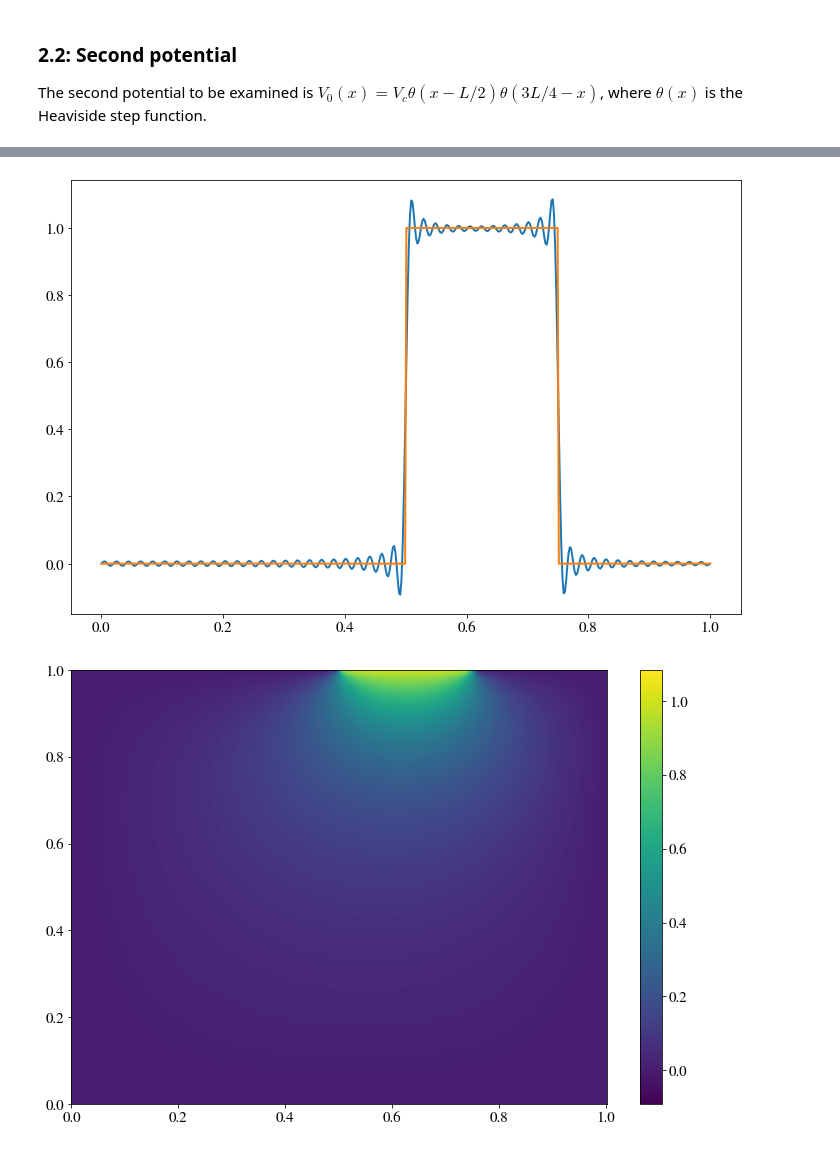
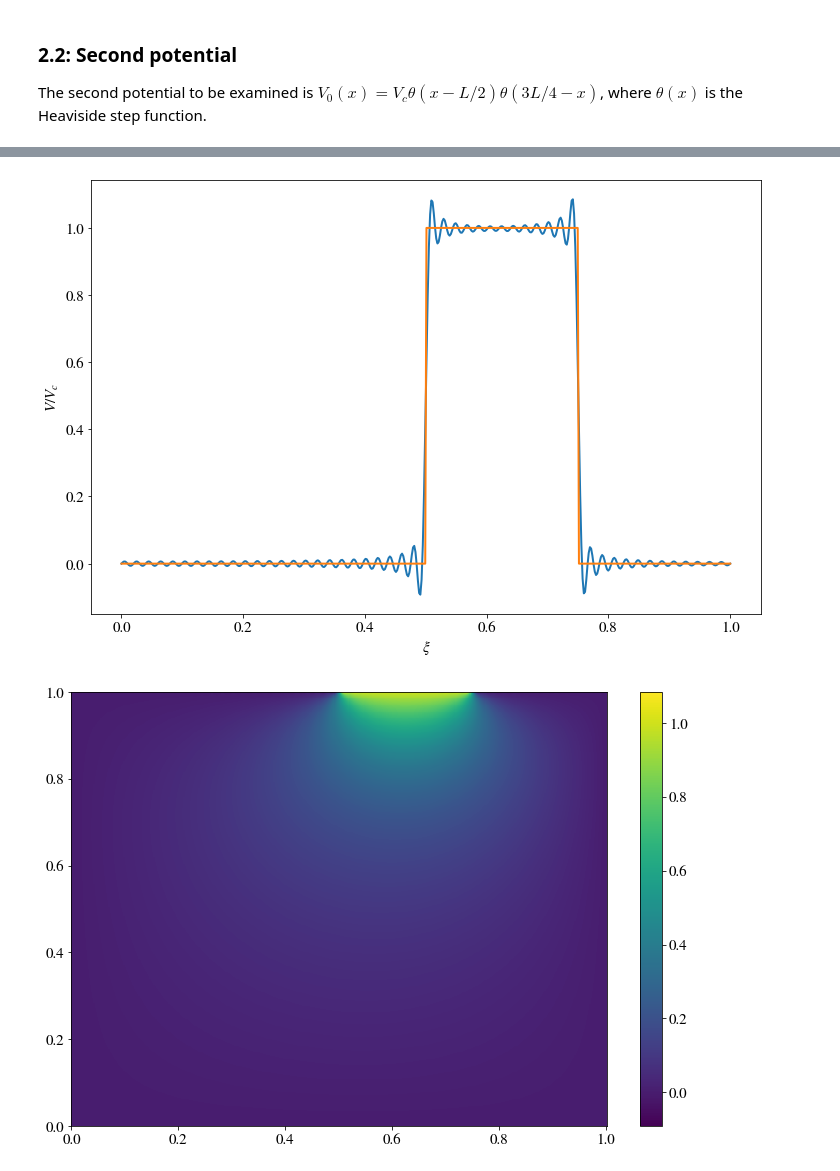
Before and after one commit to sindrelothe/TFY4240, a Jupyter notebook: Project/01-Project_test.ipynb, the cells around one changed output, grey strips where cells are left out. Saved outputs shown, nothing was run; the diff lists cells and outputs as text; code cells hidden in the pictures.

```diff
--- a/Project/01-Project_test.ipynb
+++ b/Project/01-Project_test.ipynb
@@ -204,9 +212,12 @@ Text(0, 0.5, 'Sum of square error')
 # %%
 plt.plot(xx[0], V_matrix[-1, :])
 plt.plot(xx[0], V2(xx[0]))
+plt.xlabel(r"$\xi$")
+plt.ylabel(r"$V / V_c$")
+plt.savefig("pot2_xat0.pdf")
 plt.show()
 # %% [output]
-[figure, old version]
+[figure, new version]
 # %%
 plt.pcolormesh(xx, yy, V_matrix)
 plt.colorbar()
```
Also changed, not shown: parts of 7 cells of this notebook, 8 other files.
